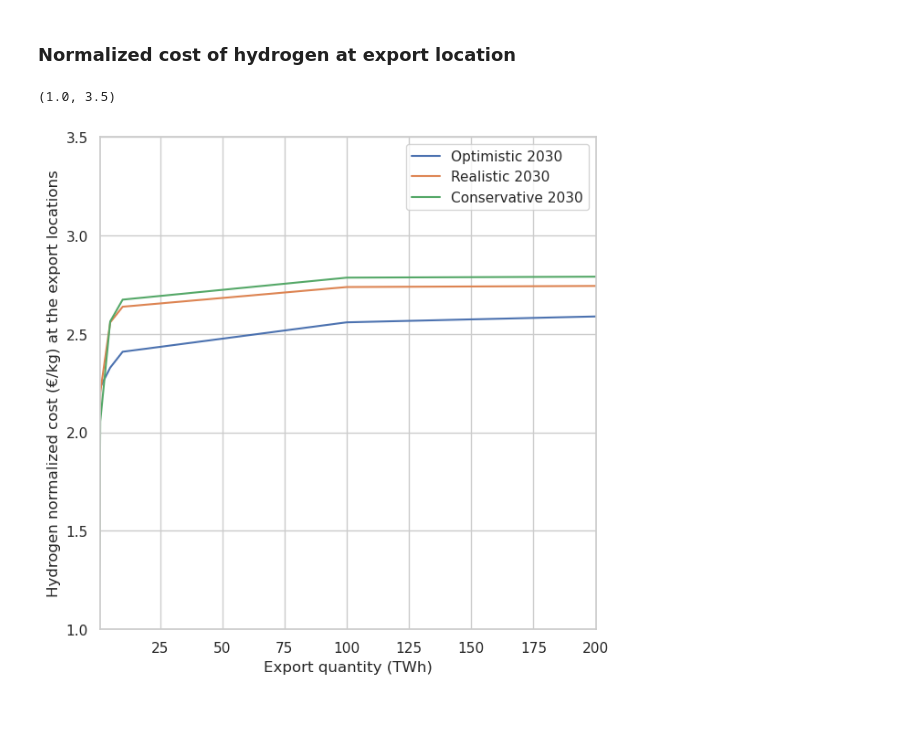
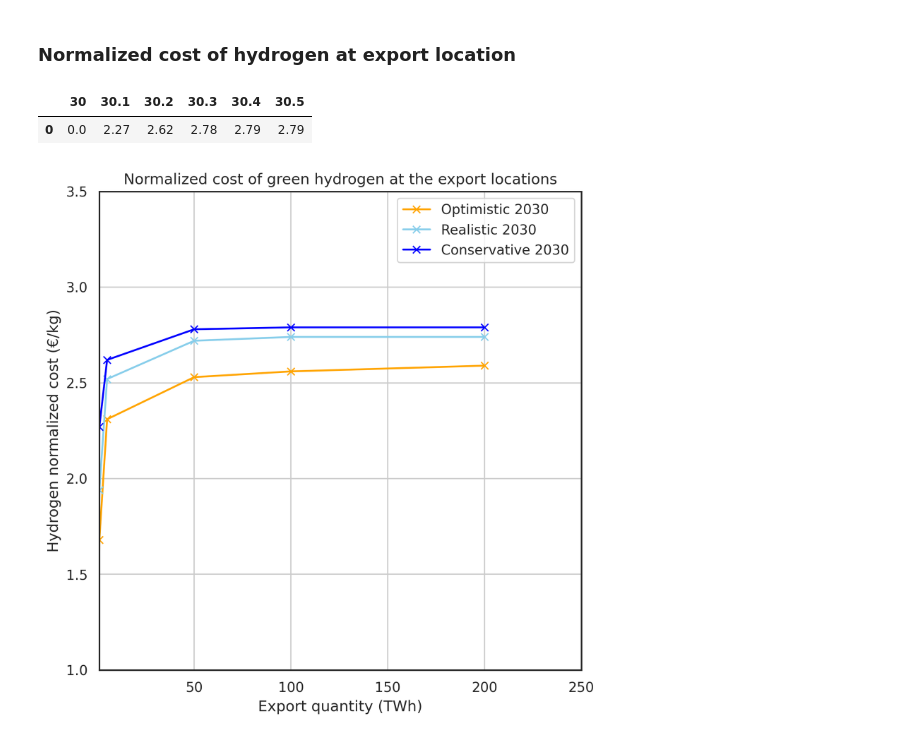
Before and after one commit to rajesh-ieg/thesis-notebook, a Jupyter notebook: data processing/result_analysis_2030.ipynb, the cells around one changed output. Cells and saved outputs as stored; diff of their text form; code cells hidden in the pictures; blank space fills up the shorter version.

```diff
--- a/data processing/result_analysis_2030.ipynb
+++ b/data processing/result_analysis_2030.ipynb
@@ -1,6 +15,12 @@
 # %%
 %run -i ../functions/load_packages.ipynb
 %run -i ../functions/helper_functions.ipynb
+
+import logging
+logger = logging.getLogger()
+logger.setLevel(logging.CRITICAL)
+plt.rcParams["figure.dpi"] = 300
+plt.rcParams.update({'font.size': 16}) # must set in top
 # %% [markdown]
 ### Setup network files and relevant technologies for 2030
 # %%
@@ -40,14 +55,3 @@ Q30 = [
 timestep = "3"
 # %% [markdown]
 ### Technology share
-# %%
-
-def tech_share(n):
-    tech = ["solar", "onwind", "ror", "oil", "coal"]
-    for t in tech:
-        tech_cap = n.generators.loc[n.generators.carrier == t].p_nom.sum()
-        print("{} technology share: {} MW ( {} % )".format((t, tech_cap, tech_cap/tech_cap.sum())*1e2))
-
-#n30 elec network
-n_30 = pypsa.Network("../../sandbox-cs/pypsa-earth-sec/pypsa-earth/networks/elec_s_30_ec_lc1.0_Co2L_opt.nc")
-tech_share(n_30)
@@ -377,33 +591,38 @@ INFO:pypsa.io:Imported network elec_s_32_ec_lc1.0_Co2L_3H_2030_0.097_AP_200expor
 ### Normalized cost of hydrogen at export location
 # %%
 # create figure and axis
-fig, ax = plt.subplots(figsize=(7, 7), dpi=100)
-
-li = []
-for pathway in scen_dict.keys():
-    scenario = scen_dict[pathway]
-    metrics_opt30 = "/home/raj08555/dev/sandbox-cs/pypsa-earth-sec/results/{}/csvs/metrics.csv".format(scenario["run"])
-    df = pd.read_csv(metrics_opt30, keep_default_na=False,
-            na_values=[""])
-    df=df.set_index('cluster')
-    df = df.loc[['export', 'total costs']]
-    df = df.apply(pd.to_numeric)
-
-    dfc = [0]
-    for column in df.columns[1:]:
-        dfc.append((df.loc["total costs",column].astype(float)- df.loc["total costs", "{}".format(scenario["cluster"])].astype(float)) / (df.loc["export", column] * (1e+09/33.33)))
-    dfc = pd.DataFrame(dfc).transpose()
-    dfc.columns = ["{}".format(scenario["cluster"]), "{}.1".format(scenario["cluster"]), "{}.2".format(scenario["cluster"]), "{}.3".format(scenario["cluster"]), "{}.4".format(scenario["cluster"]), "{}.5".format(scenario["cluster"])]
-    dfopt = pd.concat([df, dfc], axis=0)
-    dfopt.T.plot(ax=ax, x='export', y=0, grid=True)
-    li.append(pathway)
-
-ax.legend(li);
-#ax.legend(["Realistic 2030", "Conservative 2030"]);
-ax.set_ylabel('Hydrogen normalized cost (€/kg) at the export locations',fontsize=12)
-ax.set_xlabel('Export quantity (TWh)',fontsize=12)
-ax.set_xlim(1,200)
-ax.set_ylim(1,3.5)
+def plot_norm_cost_h2(scen_dict,pes_dir):
+    fig, ax = plt.subplots(figsize=(7, 7))
+    li = []
+    for pathway in scen_dict.keys():
+        scenario = scen_dict[pathway]
+        metrics_opt30 = pes_dir+"/results/{}/csvs/metrics.csv".format(scenario["run"])
+        df = pd.read_csv(metrics_opt30, keep_default_na=False,
+                na_values=[""])
+        df=df.set_index('cluster')
+        df = df.loc[['export', 'total costs']]
+        df = df.apply(pd.to_numeric)
+        #df.columns = ["0","1","5","50", "100", "200"]
+        #print(df)
+        dfc = [0]
+        for column in df.columns[1:]:
+            dfc.append(((df.loc["total costs",column].astype(float)- df.loc["total costs", "{}".format(scenario["cluster"])].astype(float)) / (df.loc["export", column] * (1e+09/33.33))).round(2))
+        dfc = pd.DataFrame(dfc).transpose()
+        dfc.columns = ["{}".format(scenario["cluster"]), "{}.1".format(scenario["cluster"]), "{}.2".format(scenario["cluster"]), "{}.3".format(scenario["cluster"]), "{}.4".format(scenario["cluster"]), "{}.5".format(scenario["cluster"])]
+        dfopt = pd.concat([df, dfc], axis=0)
+        dfopt.T.plot(ax=ax, x='export', y=0, grid=True, marker="x")
+        li.append(pathway)
+        out = pd.DataFrame(dfc)
+    ax.legend(li);
+    #ax.legend(["Realistic 2030", "Conservative 2030"]);
+    ax.set_ylabel('Hydrogen normalized cost (€/kg)',fontsize=12)
+    ax.set_xlabel('Export quantity (TWh)',fontsize=12)
+    ax.set_xlim(1,250)
+    ax.set_ylim(1,3.5)
+    ax.set_title('Normalized cost of green hydrogen at the export locations')
+    return out
+plot_norm_cost_h2(scen_dict,pes_dir)
 # %% [output]
-(1.0, 3.5)
+|  | 30 | 30.1 | 30.2 | 30.3 | 30.4 | 30.5 |
+| 0 | 0.0 | 2.27 | 2.62 | 2.78 | 2.79 | 2.79 |
-[figure, old version]
+[figure, new version]
```
Also changed, not shown: parts of 43 cells of this notebook, 19 other files.
